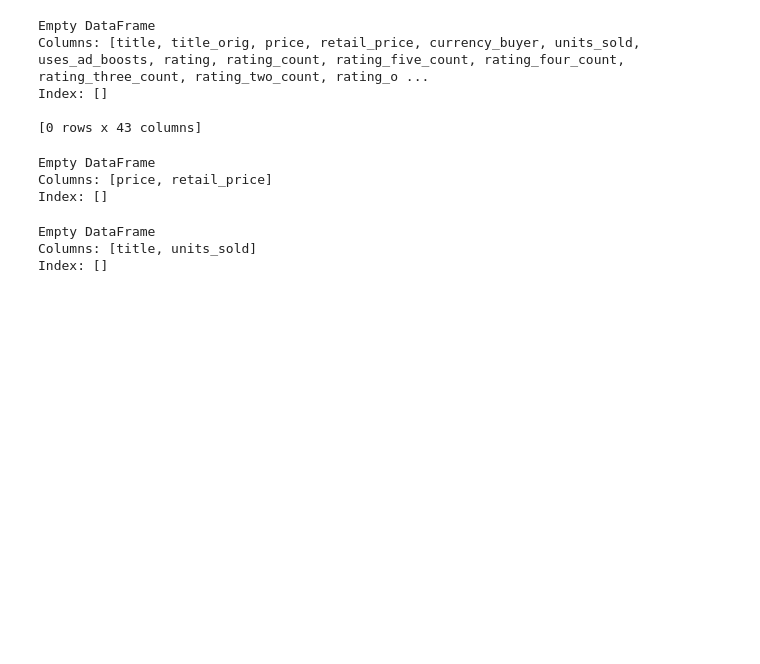
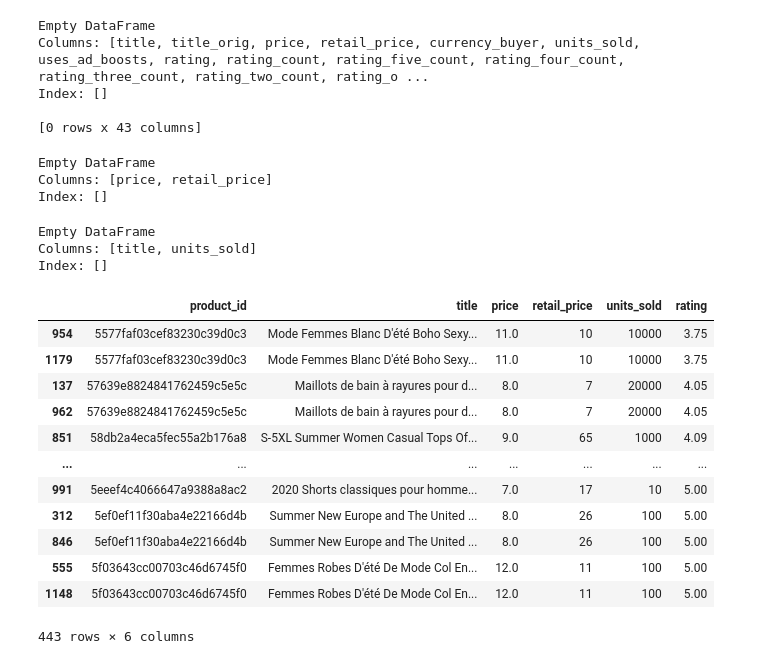
Before and after one commit to kaizen-jay/Retail-Sales-Analytics, a Jupyter notebook: notebooks/summer_product_analysis.ipynb, the cells around one changed output. Drawn from its saved outputs; the diff is of its cells as text; code cells hidden in the pictures; blank space fills up the shorter version.

```diff
--- a/notebooks/summer_product_analysis.ipynb
+++ b/notebooks/summer_product_analysis.ipynb
@@ -517,3 +521,35 @@ print(
 Empty DataFrame
 Columns: [title, units_sold]
 Index: []
+# %%
+#3.10 TO INVESTIGATE DUPLICATE PRODUCT IDS
+duplicate_ids = df[
+    df["product_id"].duplicated(keep=False)
+].sort_values("product_id")
+
+duplicate_ids[
+    [
+        "product_id",
+        "title",
+        "price",
+        "retail_price",
+        "units_sold",
+        "rating"
+    ]
+]
+
+#With keep = False we see every row belonging to a repeated product id. This is what we need for investigation
+# %% [output]
+|  | product_id | title | price | retail_price | units_sold | rating |
+| 954 | 5577faf03cef83230c39d0c3 | Mode Femmes Blanc D'été Boho Sexy... | 11.0 | 10 | 10000 | 3.75 |
+| 1179 | 5577faf03cef83230c39d0c3 | Mode Femmes Blanc D'été Boho Sexy... | 11.0 | 10 | 10000 | 3.75 |
+| 137 | 57639e8824841762459c5e5c | Maillots de bain à rayures pour d... | 8.0 | 7 | 20000 | 4.05 |
+| 962 | 57639e8824841762459c5e5c | Maillots de bain à rayures pour d... | 8.0 | 7 | 20000 | 4.05 |
+| 851 | 58db2a4eca5fec55a2b176a8 | S-5XL Summer Women Casual Tops Of... | 9.0 | 65 | 1000 | 4.09 |
+| ... | ... | ... | ... | ... | ... | ... |
+| 991 | 5eeef4c4066647a9388a8ac2 | 2020 Shorts classiques pour homme... | 7.0 | 17 | 10 | 5.00 |
+| 312 | 5ef0ef11f30aba4e22166d4b | Summer New Europe and The United ... | 8.0 | 26 | 100 | 5.00 |
+| 846 | 5ef0ef11f30aba4e22166d4b | Summer New Europe and The United ... | 8.0 | 26 | 100 | 5.00 |
+| 555 | 5f03643cc00703c46d6745f0 | Femmes Robes D'été De Mode Col En... | 12.0 | 11 | 100 | 5.00 |
+| 1148 | 5f03643cc00703c46d6745f0 | Femmes Robes D'été De Mode Col En... | 12.0 | 11 | 100 | 5.00 |
+443 rows × 6 columns
```
Also changed, not shown: parts of 4 cells of this notebook.
